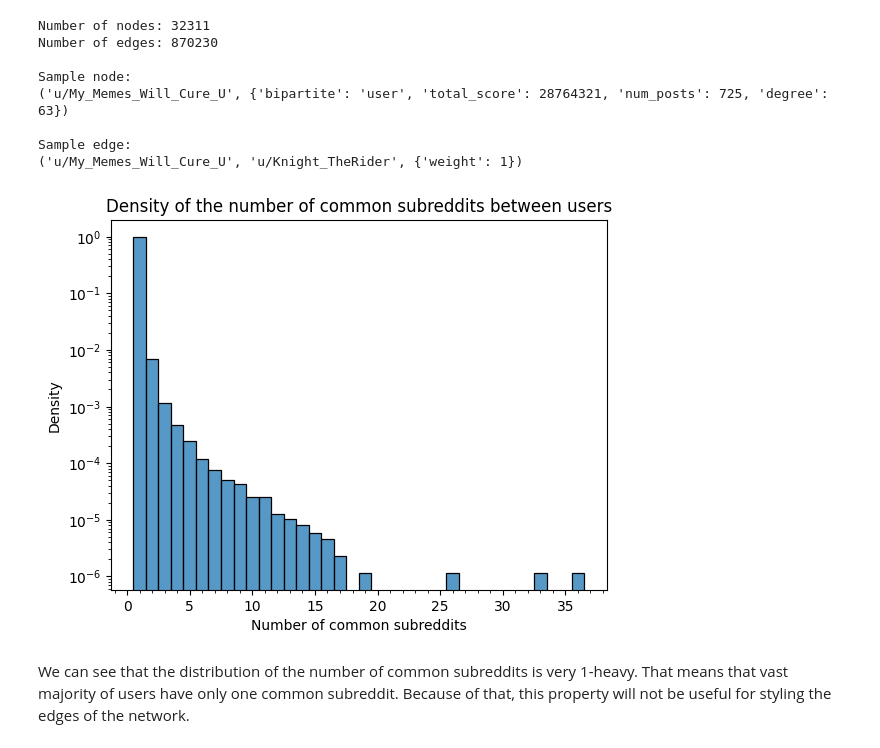
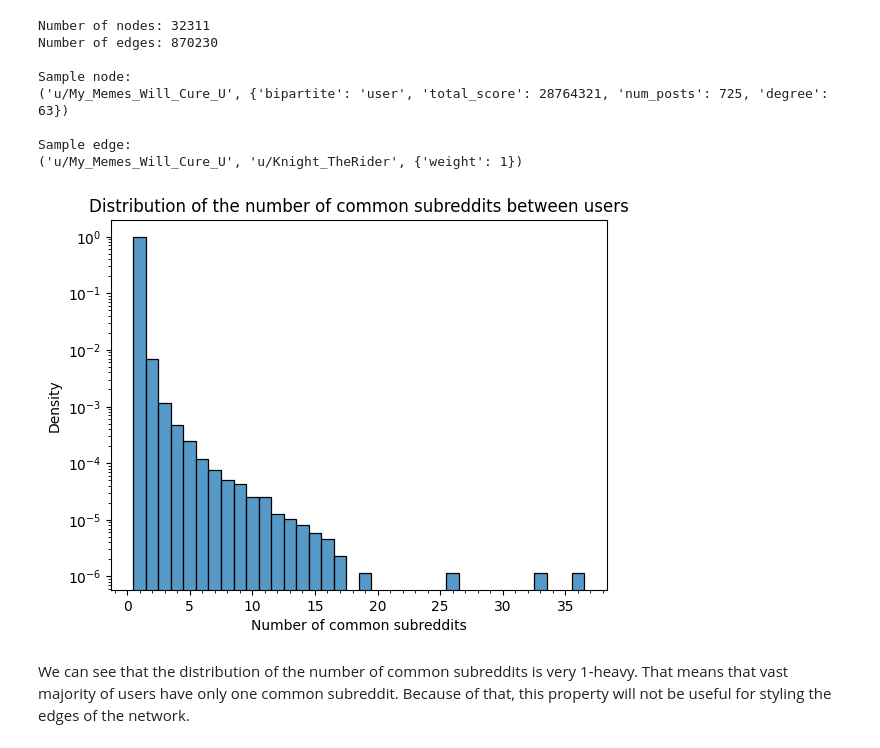
Before and after one commit to steciuk/SNA-reddit-bipartite-analysis, a Jupyter notebook: project.ipynb, the cells around one changed output. Drawn from its saved outputs; the diff is of its cells as text; code cells hidden in the pictures.

```diff
--- a/project.ipynb
+++ b/project.ipynb
@@ -689,15 +691,15 @@ for edge in list(G_users.edges()):
 # %%
 num_common_subs = [G_users.edges[edge]["num_common_subs"] for edge in G_users.edges()]
 # Plot the distribution of the number of common subs
 sns.histplot(num_common_subs, stat="density", discrete=True)
 plt.yscale("log")
-plt.title("Density of the number of common subreddits between users")
+plt.title("Distribution of the number of common subreddits between users")
 plt.xlabel("Number of common subreddits")
 plt.ylabel("Density")
 plt.minorticks_on()
 plt.show()
 # %% [output]
-[figure, old version]
+[figure, new version]
 # %% [markdown]
 We can see that the distribution of the number of common subreddits is very 1-heavy. That means that vast majority of users have only one common subreddit. Because of that, this property will not be useful for styling the edges of the network.
 # %%
```
Also changed, not shown: parts of 22 cells of this notebook.
